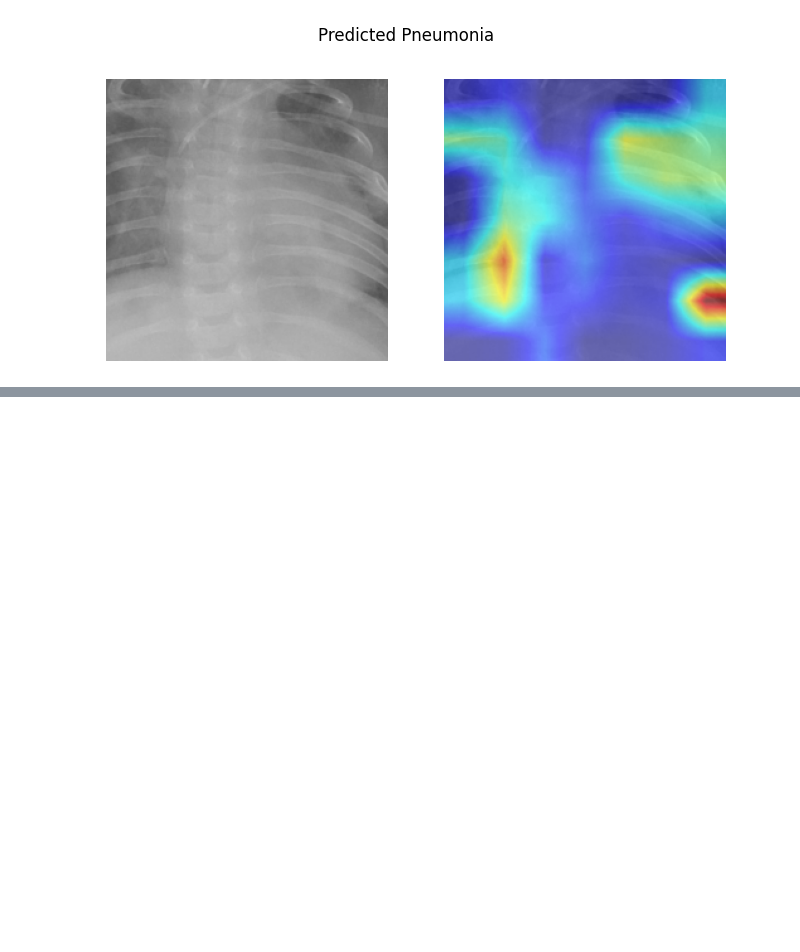
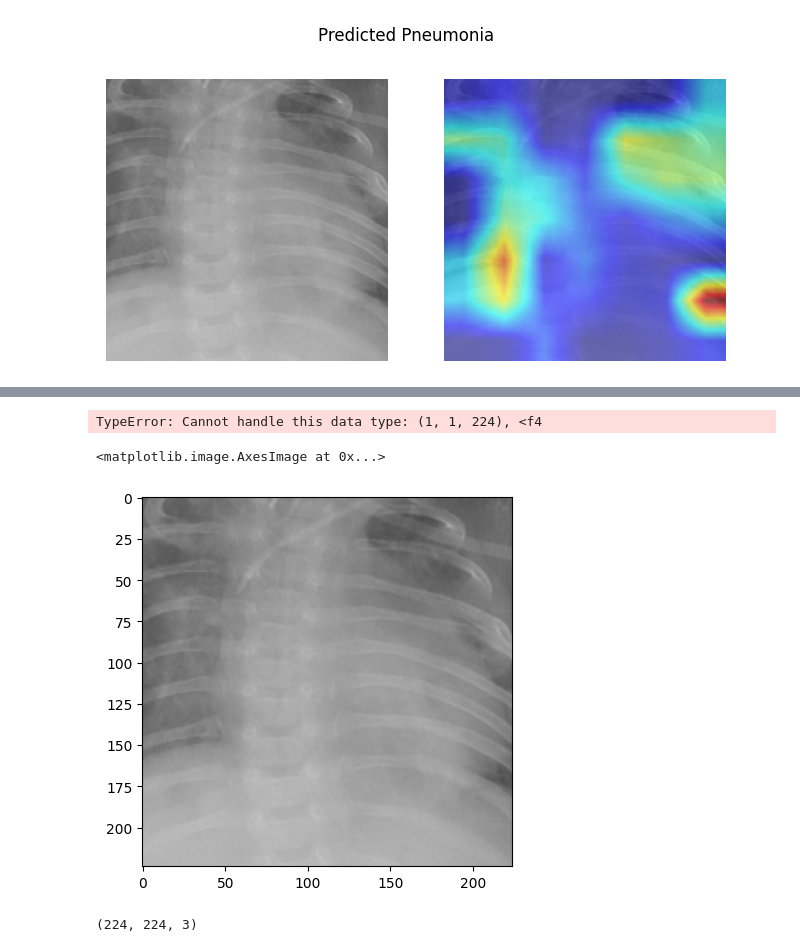
Before and after one commit to yuki172/pneumonia-detection, a Jupyter notebook: results.ipynb, the cells around one changed output, grey strips where cells are left out. Saved outputs shown, nothing was run; the diff lists cells and outputs as text; code cells hidden in the pictures; blank space fills up the shorter version.

```diff
--- a/results.ipynb
+++ b/results.ipynb
@@ -41,0 +48,14 @@ Note: you may need to restart the kernel to use updated packages.
+# %%
+from PIL import Image
+image = Image.fromarray((original_image.numpy()) * 255).astype(np.uint8)
+# %% [output]
+TypeError: Cannot handle this data type: (1, 1, 224), <f4
+# %%
+plt.imshow(original_image.permute(1, 2, 0).numpy())
+# %% [output]
+<matplotlib.image.AxesImage at 0x...>
+[figure, added]
+# %%
+visualization.shape
+# %% [output]
+(224, 224, 3)
```
Also changed, not shown: parts of 1 cell of this notebook, 7 other files.
